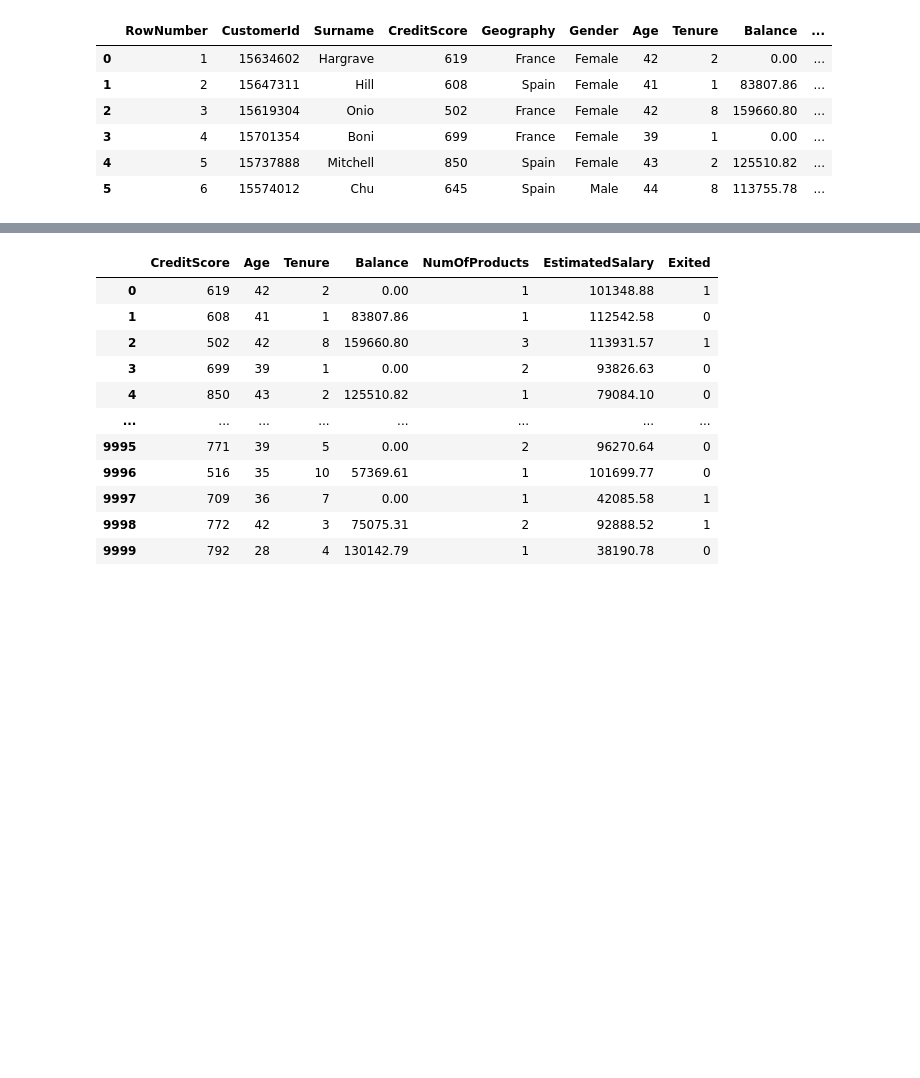
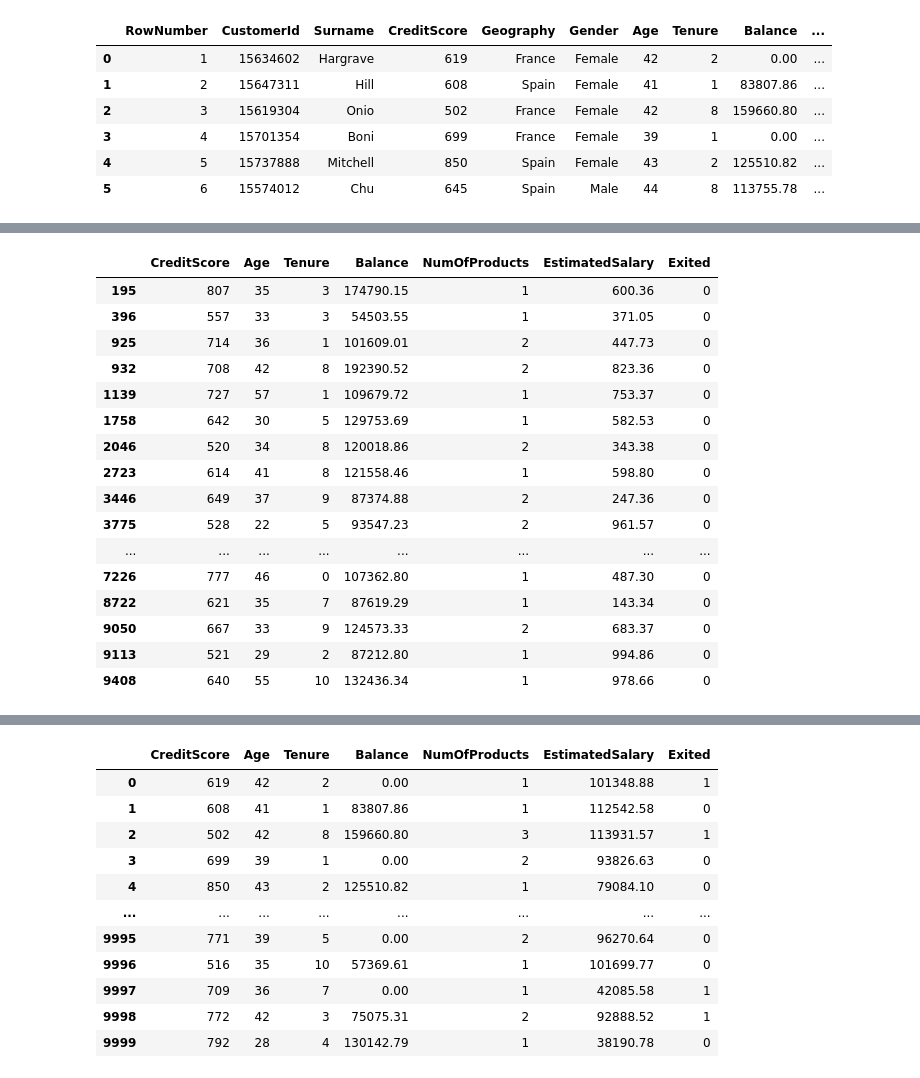
Before and after one commit to iure123/Diversidade-Tech, a Jupyter notebook: analise_exploratoria_de_dados.ipynb, the cells around one changed output, grey strips where cells are left out. Cells and saved outputs as stored; diff of their text form; code cells hidden in the pictures; blank space fills up the shorter version.

```diff
--- a/analise_exploratoria_de_dados.ipynb
+++ b/analise_exploratoria_de_dados.ipynb
@@ -82,0 +234,20 @@ df_churn_quali.describe
+# %%
+df_churn_quanti.loc[(df_churn_quanti.Balance > 0) & (df_churn_quanti.EstimatedSalary  <1000) & (df_churn_quanti.Exited == 0)]
+# %% [output]
+|  | CreditScore | Age | Tenure | Balance | NumOfProducts | EstimatedSalary | Exited |
+| 195 | 807 | 35 | 3 | 174790.15 | 1 | 600.36 | 0 |
+| 396 | 557 | 33 | 3 | 54503.55 | 1 | 371.05 | 0 |
+| 925 | 714 | 36 | 1 | 101609.01 | 2 | 447.73 | 0 |
+| 932 | 708 | 42 | 8 | 192390.52 | 2 | 823.36 | 0 |
+| 1139 | 727 | 57 | 1 | 109679.72 | 1 | 753.37 | 0 |
+| 1758 | 642 | 30 | 5 | 129753.69 | 1 | 582.53 | 0 |
+| 2046 | 520 | 34 | 8 | 120018.86 | 2 | 343.38 | 0 |
+| 2723 | 614 | 41 | 8 | 121558.46 | 1 | 598.80 | 0 |
+| 3446 | 649 | 37 | 9 | 87374.88 | 2 | 247.36 | 0 |
+| 3775 | 528 | 22 | 5 | 93547.23 | 2 | 961.57 | 0 |
+| ... | ... | ... | ... | ... | ... | ... | ... |
+| 7226 | 777 | 46 | 0 | 107362.80 | 1 | 487.30 | 0 |
+| 8722 | 621 | 35 | 7 | 87619.29 | 1 | 143.34 | 0 |
+| 9050 | 667 | 33 | 9 | 124573.33 | 2 | 683.37 | 0 |
+| 9113 | 521 | 29 | 2 | 87212.80 | 1 | 994.86 | 0 |
+| 9408 | 640 | 55 | 10 | 132436.34 | 1 | 978.66 | 0 |
```
Also changed, not shown: parts of 37 cells of this notebook, 1 other file.
